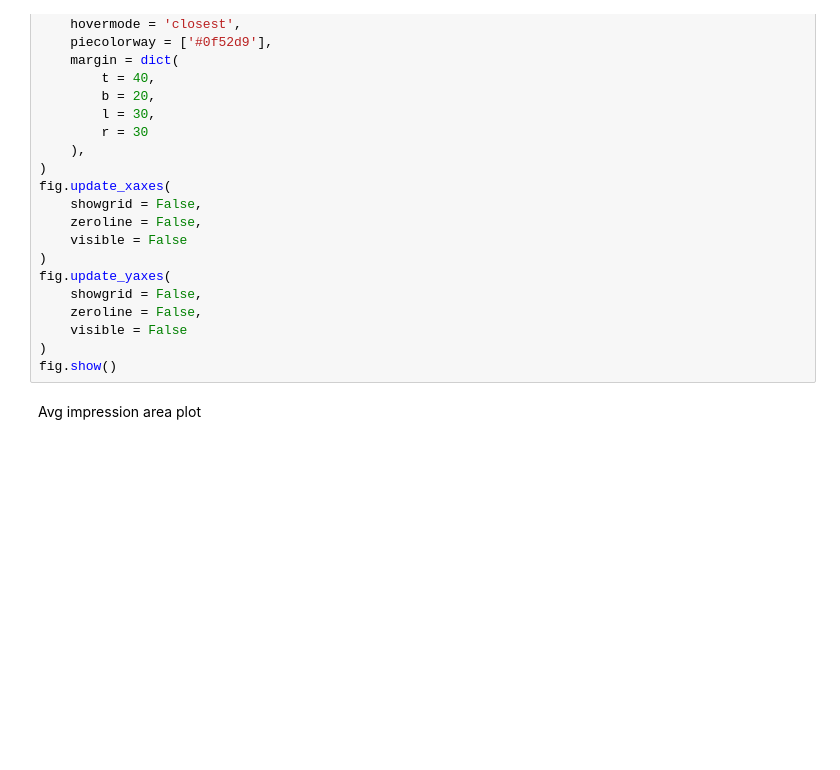
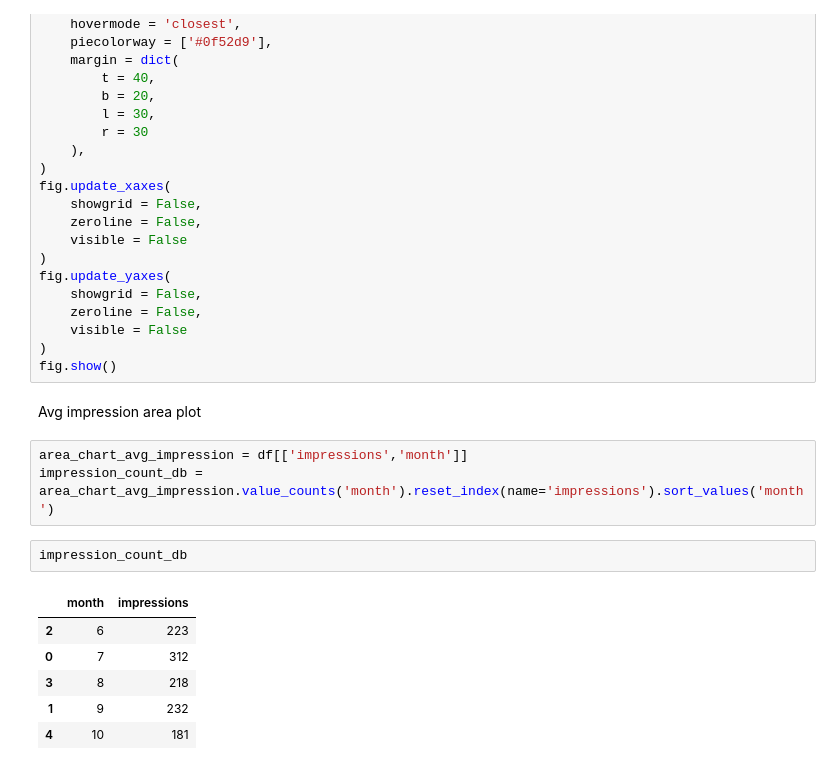
Before and after one commit to Mega-Barrel/twitter_dashboard, a Jupyter notebook: analysis.ipynb, the cells around one changed output. Drawn from its saved outputs; the diff is of its cells as text; blank space fills up the shorter version.

Commit message:
added avg. impression chart

```diff
--- a/analysis.ipynb
+++ b/analysis.ipynb
@@ -91,3 +100,15 @@ fig.update_yaxes(
 fig.show()
 # %% [markdown]
 Avg impression area plot
+# %%
+area_chart_avg_impression = df[['impressions','month']]
+impression_count_db = area_chart_avg_impression.value_counts('month').reset_index(name='impressions').sort_values('month')
+# %%
+impression_count_db
+# %% [output]
+|  | month | impressions |
+| 2 | 6 | 223 |
+| 0 | 7 | 312 |
+| 3 | 8 | 218 |
+| 1 | 9 | 232 |
+| 4 | 10 | 181 |
```
Also changed, not shown: parts of 6 cells of this notebook.
